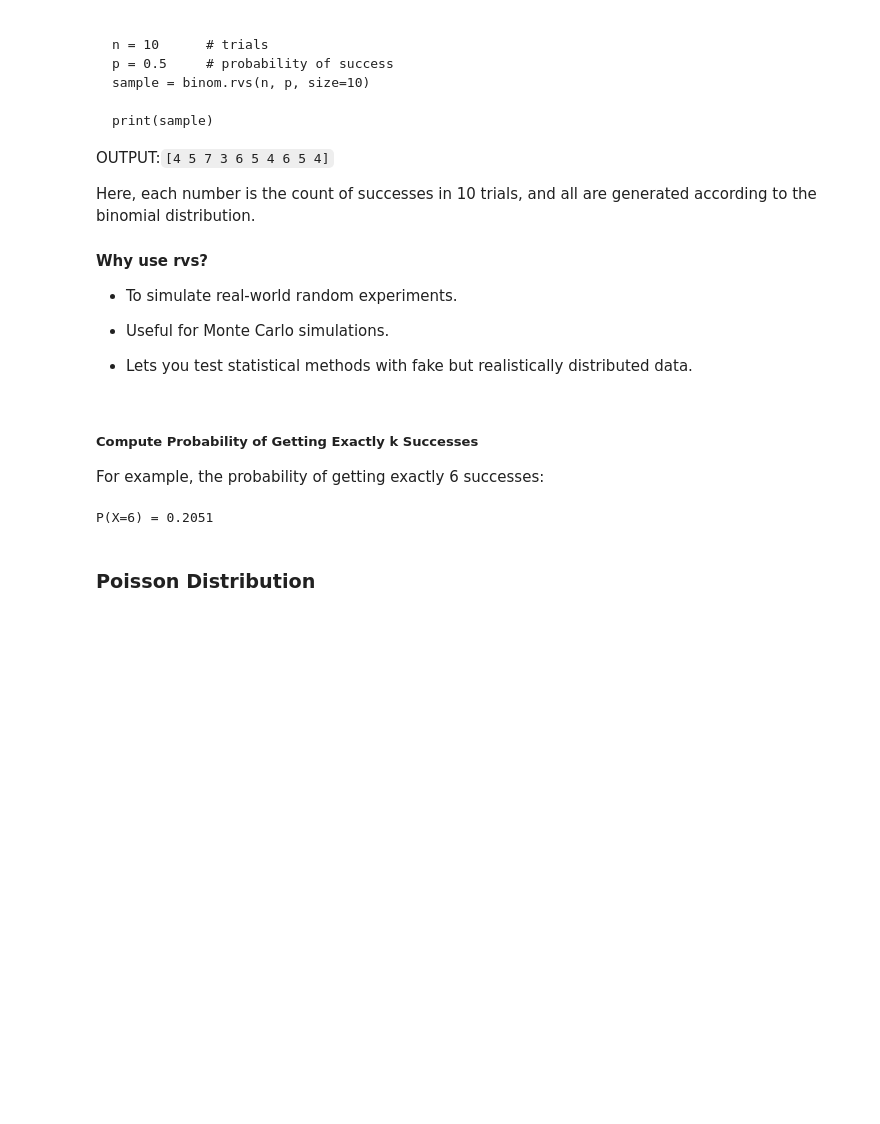
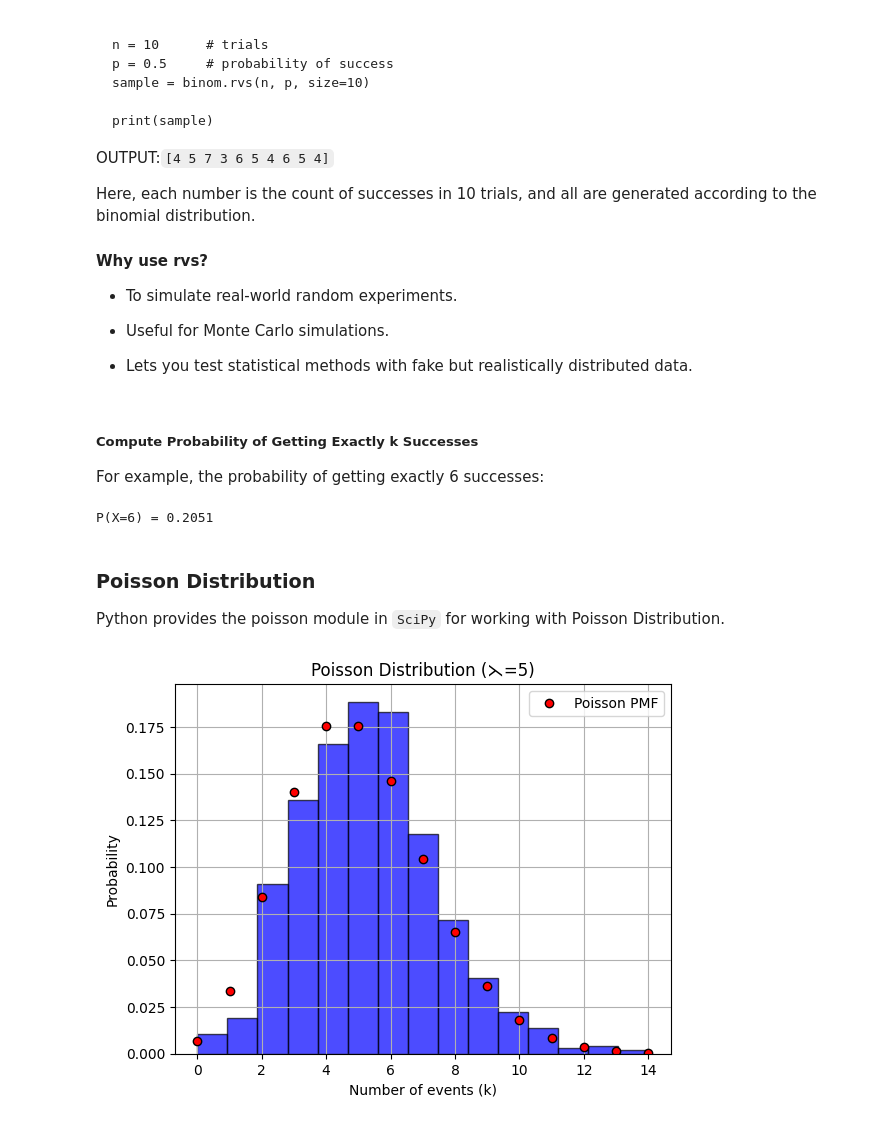
Before and after one commit to piyush-verma020/math-visualization, a Jupyter notebook: Probability.ipynb, the cells around one changed output. Cells and saved outputs as stored; diff of their text form; code cells hidden in the pictures; blank space fills up the shorter version.

```diff
--- a/Probability.ipynb
+++ b/Probability.ipynb
@@ -298,3 +298,5 @@ print(f"P(X={k}) = {prob:.4f}")
 P(X=6) = 0.2051
 # %% [markdown]
 ### Poisson Distribution
+
+Python provides the poisson module in `SciPy` for working with Poisson Distribution.
@@ -300,0 +305,24 @@ P(X=6) = 0.2051
+# %%
+# Set the mean
+l = 5
+
+# Generate 1000 Poisson-Distributed random numbers
+data = pss.rvs(mu=l,size=1000)
+
+# Plot the histogram
+plt.hist(data, bins=15, density=True, alpha=0.7, color='b', edgecolor='black')
+
+# Plot the theoritical PMF (Probability Mass Function)
+x = np.arange(0,15)
+pmf = pss.pmf(x,l)
+
+plt.plot(x, pmf, marker='o', mfc='red',ls='', ms=6, mec='black', label='Poisson PMF')
+
+plt.title('Poisson Distribution (⋋=5)')
+plt.xlabel('Number of events (k)')
+plt.ylabel('Probability')
+plt.legend()
+plt.grid()
+plt.show()
+# %% [output]
+[figure, added]
```
Also changed, not shown: parts of 9 cells of this notebook.
